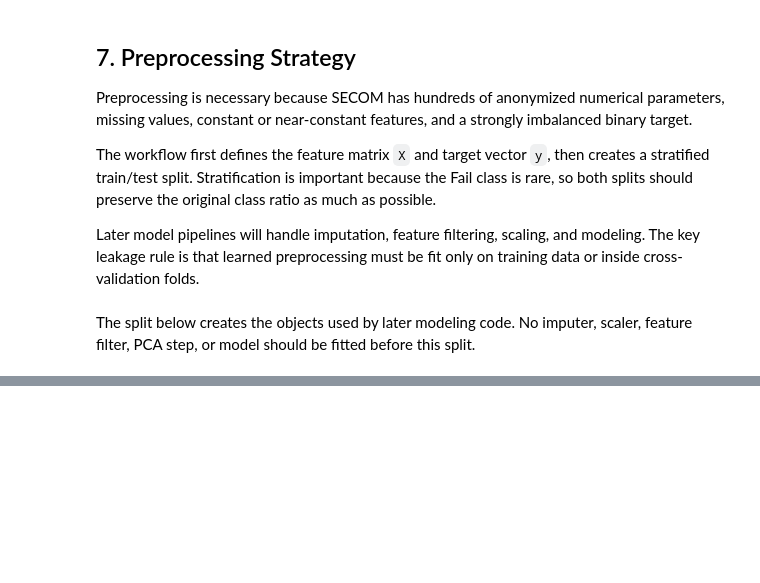
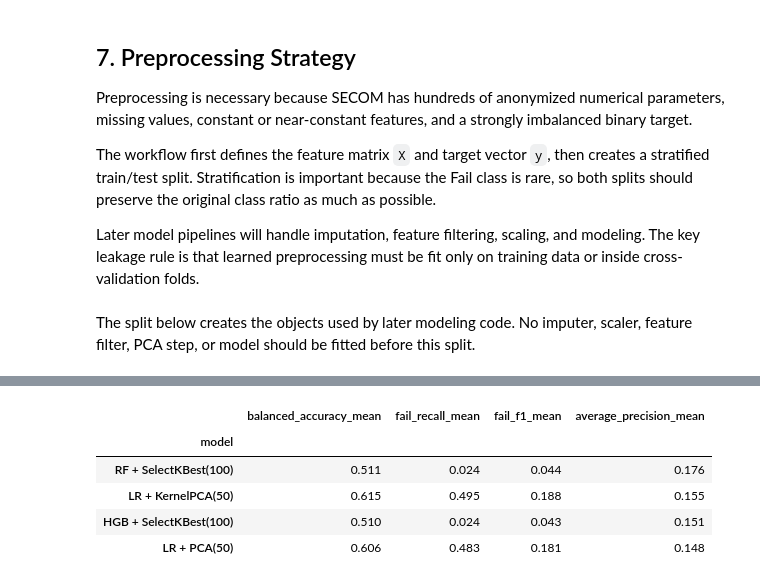
Before and after one commit to Spalding13/secom-fault-detection, a Jupyter notebook: notebooks/01_secom_fault_detection.ipynb, the cells around one changed output, grey strips where cells are left out. Saved outputs shown, nothing was run; the diff lists cells and outputs as text; code cells hidden in the pictures; blank space fills up the shorter version.

```diff
--- a/notebooks/01_secom_fault_detection.ipynb
+++ b/notebooks/01_secom_fault_detection.ipynb
@@ -1770,0 +829,83 @@ Recommended future work:
+# %%
+k_best_features = 100
+pca_components = 50
+kernel_pca_components = 50
+
+rf_selectk_pipeline = Pipeline(steps=[
+    ("imputer", SimpleImputer(strategy="median")),
+    ("variance_filter", VarianceThreshold(threshold=0.0)),
+    ("feature_selector", SelectKBest(score_func=f_classif, k=k_best_features)),
+    ("classifier", RandomForestClassifier(
+        n_estimators=100,
+        class_weight="balanced",
+        random_state=FINAL_RANDOM_STATE,
+        n_jobs=-1,
+    )),
+])
+
+hist_gb_selectk_pipeline = Pipeline(steps=[
+    ("imputer", SimpleImputer(strategy="median")),
+    ("variance_filter", VarianceThreshold(threshold=0.0)),
+    ("feature_selector", SelectKBest(score_func=f_classif, k=k_best_features)),
+    ("classifier", HistGradientBoostingClassifier(
+        random_state=FINAL_RANDOM_STATE,
+        max_iter=100,
+    )),
+])
+
+lr_pca_pipeline = Pipeline(steps=[
+    ("imputer", SimpleImputer(strategy="median")),
+    ("variance_filter", VarianceThreshold(threshold=0.0)),
+    ("scaler", StandardScaler()),
+    ("pca", PCA(n_components=pca_components, random_state=FINAL_RANDOM_STATE)),
+    ("classifier", LogisticRegression(
+        max_iter=5000,
+        class_weight="balanced",
+        random_state=FINAL_RANDOM_STATE,
+    )),
+])
+
+lr_kernel_pca_pipeline = Pipeline(steps=[
+    ("imputer", SimpleImputer(strategy="median")),
+    ("variance_filter", VarianceThreshold(threshold=0.0)),
+    ("scaler", StandardScaler()),
+    ("kernel_pca", KernelPCA(
+        n_components=kernel_pca_components,
+        kernel="rbf",
+        eigen_solver="randomized",
+        random_state=FINAL_RANDOM_STATE,
+        n_jobs=-1,
+    )),
+    ("classifier", LogisticRegression(
+        max_iter=5000,
+        class_weight="balanced",
+        random_state=FINAL_RANDOM_STATE,
+    )),
+])
+
+advanced_models = {
+    f"RF + SelectKBest({k_best_features})": rf_selectk_pipeline,
+    f"HGB + SelectKBest({k_best_features})": hist_gb_selectk_pipeline,
+    f"LR + PCA({pca_components})": lr_pca_pipeline,
+    f"LR + KernelPCA({kernel_pca_components})": lr_kernel_pca_pipeline,
+}
+
+advanced_cv_results = pd.concat([
+    evaluate_model_cv(model_name, model, X_train, y_train, selection_cv)
+    for model_name, model in advanced_models.items()
+], ignore_index=True)
+
+advanced_cv_summary = summarize_cv_results(advanced_cv_results)
+advanced_cv_summary[[
+    "balanced_accuracy_mean",
+    "fail_recall_mean",
+    "fail_f1_mean",
+    "average_precision_mean",
+]].sort_values("average_precision_mean", ascending=False).round(3)
+# %% [output]
+|  | balanced_accuracy_mean | fail_recall_mean | fail_f1_mean | average_precision_mean |
+| model |  |  |  |  |
+| RF + SelectKBest(100) | 0.511 | 0.024 | 0.044 | 0.176 |
+| LR + KernelPCA(50) | 0.615 | 0.495 | 0.188 | 0.155 |
+| HGB + SelectKBest(100) | 0.510 | 0.024 | 0.043 | 0.151 |
+| LR + PCA(50) | 0.606 | 0.483 | 0.181 | 0.148 |
```
Also changed, not shown: parts of 112 cells of this notebook, 8 other files.
